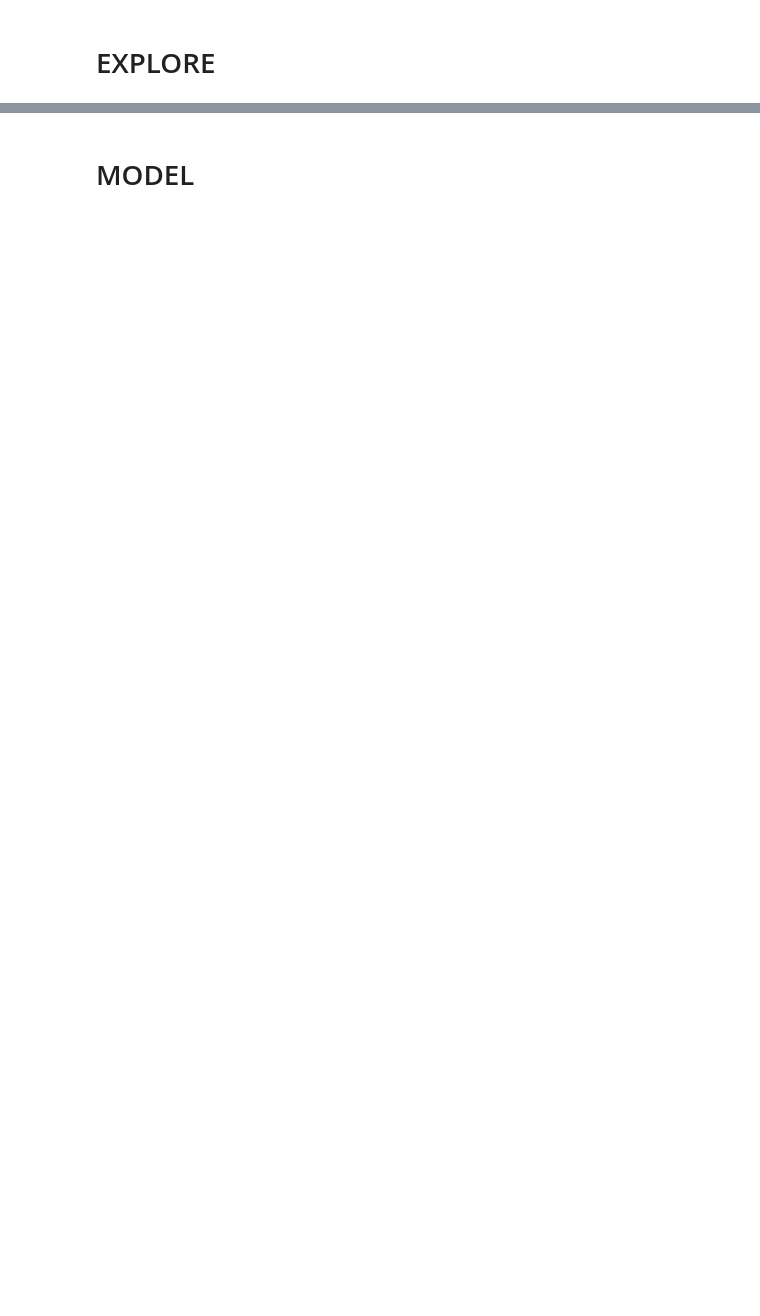
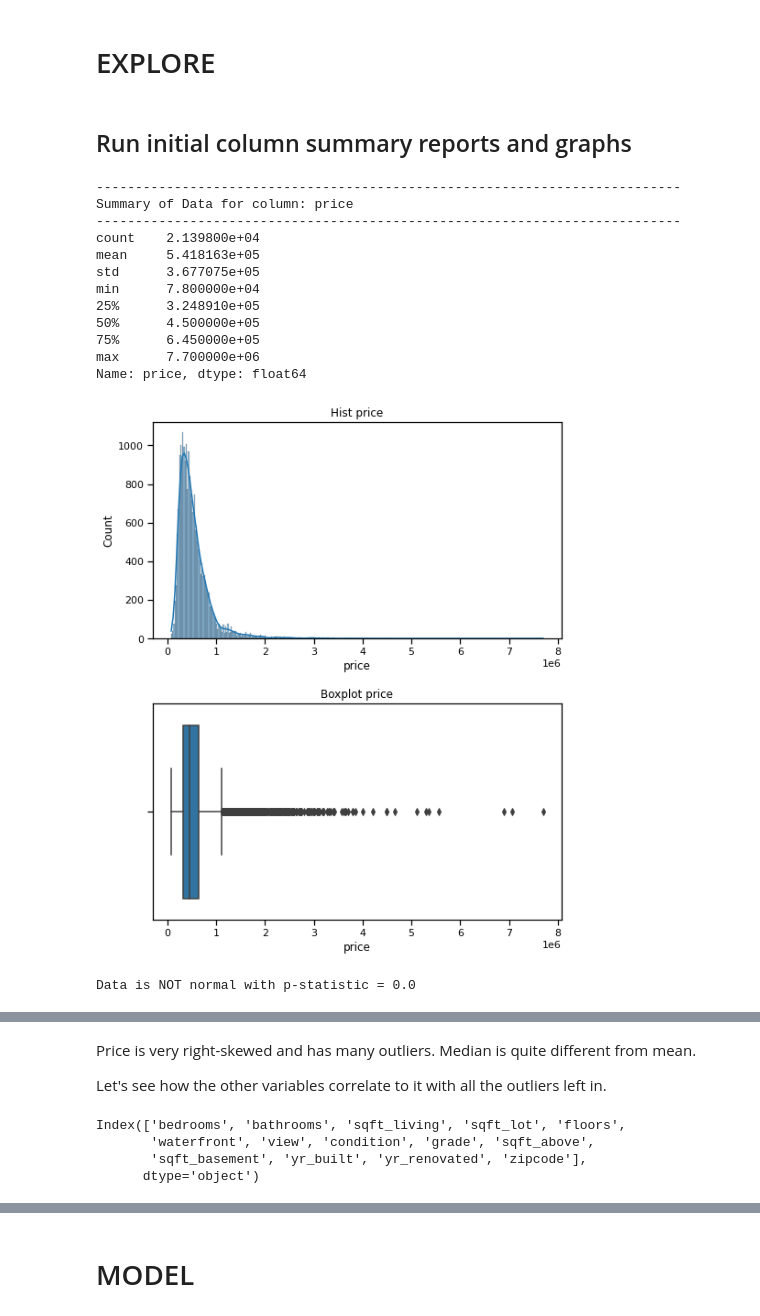
Before and after one commit to thetriggestcove/dsc-phase-2-project, a Jupyter notebook: index.ipynb, the cells around one changed output, grey strips where cells are left out. Cells and saved outputs as stored; diff of their text form; code cells hidden in the pictures; blank space fills up the shorter version.

```diff
--- a/index.ipynb
+++ b/index.ipynb
@@ -25,0 +373,13 @@ ___
+# %%
+# We have null values in the following columns
+cols_w_nulls = ['yr_renovated', 'waterfront', 'view']
+
+# print unique values for each of the columns with nulls
+def print_uniques(df, col_list):
+    for col in col_list:
+        print(col)
+        print(np.sort(df[col].unique()))
+        print()
+    return None
+
+print_uniques(df, cols_w_nulls)
@@ -25,0 +409,4 @@ ___
+# %%
+# replace nans with 0s for cols with nulls
+for col in cols_w_nulls:
+    df.loc[df[col].isna(), col] = 0
@@ -27,0 +639,20 @@ ___
+# %% [markdown]
+## Run initial column summary reports and graphs
+# %%
+# First, let's see what price looks like
+explore_data('price', df, 'price', plot_v_target=False)
+# %% [output]
+---------------------------------------------------------------------------
+Summary of Data for column: price
+---------------------------------------------------------------------------
+count    2.139800e+04
+mean     5.418163e+05
+std      3.677075e+05
+min      7.800000e+04
+25%      3.248910e+05
+50%      4.500000e+05
+75%      6.450000e+05
+max      7.700000e+06
+Name: price, dtype: float64
+[figure, added]
+Data is NOT normal with p-statistic = 0.0
@@ -27,0 +661,15 @@ ___
+# %% [markdown]
+Price is very right-skewed and has many outliers. Median is quite different from mean.
+
+Let's see how the other variables correlate to it with all the outliers left in.
+# %%
+# Dropping columns I do not plan to explore at this time
+explore_cols = df.drop(labels=['price', 'lat', 'long', 'id', 'date',
+                                   'sqft_living15', 'sqft_lot15'], axis=1
+                          ).columns
+explore_cols
+# %% [output]
+Index(['bedrooms', 'bathrooms', 'sqft_living', 'sqft_lot', 'floors',
+       'waterfront', 'view', 'condition', 'grade', 'sqft_above',
+       'sqft_basement', 'yr_built', 'yr_renovated', 'zipcode'],
+      dtype='object')
```
Also changed, not shown: parts of 210 cells of this notebook, 2 other files.
